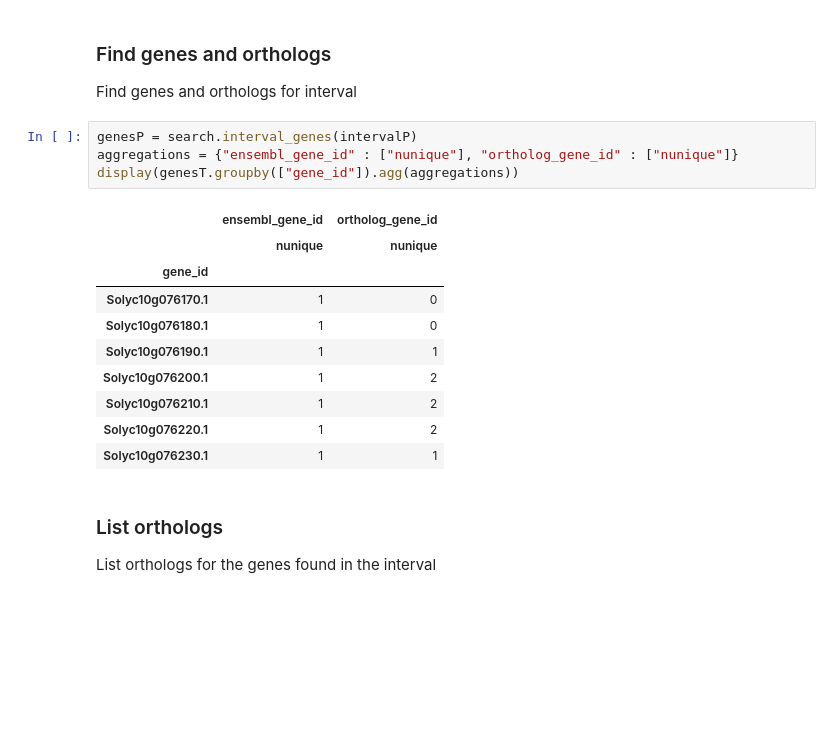
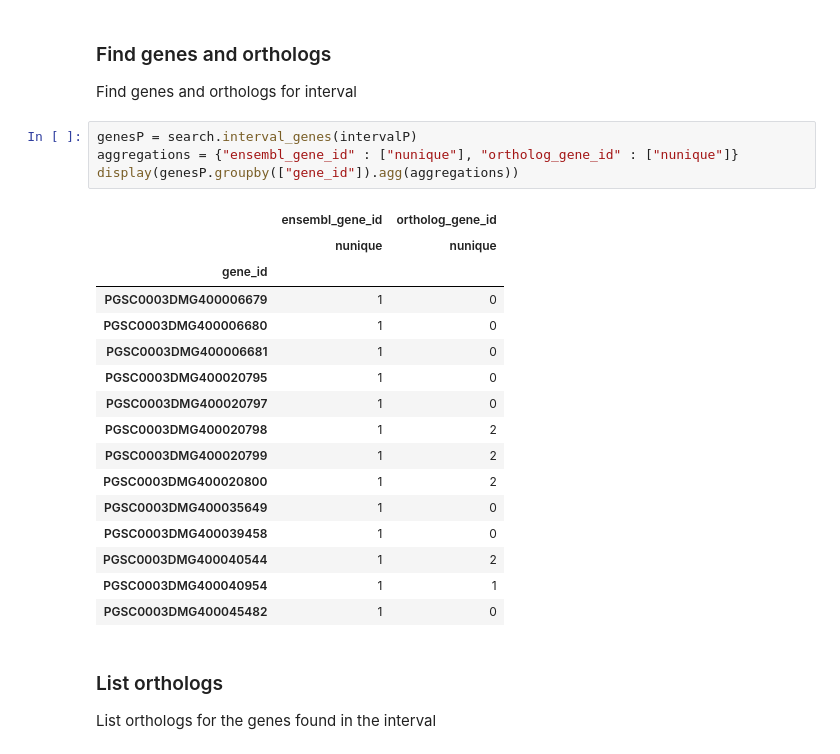
Before and after one commit to candYgene/queries, a Jupyter notebook: jupyter/QTL_fruitshape_orthologs.ipynb, the cells around one changed output. Saved outputs shown, nothing was run; the diff lists cells and outputs as text; blank space fills up the shorter version.

```diff
--- a/jupyter/QTL_fruitshape_orthologs.ipynb
+++ b/jupyter/QTL_fruitshape_orthologs.ipynb
@@ -117,18 +117,24 @@ Find genes and orthologs for interval
 # %%
 genesP = search.interval_genes(intervalP)
 aggregations = {"ensembl_gene_id" : ["nunique"], "ortholog_gene_id" : ["nunique"]}
-display(genesT.groupby(["gene_id"]).agg(aggregations))
+display(genesP.groupby(["gene_id"]).agg(aggregations))
 # %% [output]
 |  | ensembl_gene_id | ortholog_gene_id |
 |  | nunique | nunique |
 | gene_id |  |  |
-| Solyc10g076170.1 | 1 | 0 |
-| Solyc10g076180.1 | 1 | 0 |
-| Solyc10g076190.1 | 1 | 1 |
-| Solyc10g076200.1 | 1 | 2 |
-| Solyc10g076210.1 | 1 | 2 |
-| Solyc10g076220.1 | 1 | 2 |
-| Solyc10g076230.1 | 1 | 1 |
+| PGSC0003DMG400006679 | 1 | 0 |
+| PGSC0003DMG400006680 | 1 | 0 |
+| PGSC0003DMG400006681 | 1 | 0 |
+| PGSC0003DMG400020795 | 1 | 0 |
+| PGSC0003DMG400020797 | 1 | 0 |
+| PGSC0003DMG400020798 | 1 | 2 |
+| PGSC0003DMG400020799 | 1 | 2 |
+| PGSC0003DMG400020800 | 1 | 2 |
+| PGSC0003DMG400035649 | 1 | 0 |
+| PGSC0003DMG400039458 | 1 | 0 |
+| PGSC0003DMG400040544 | 1 | 2 |
+| PGSC0003DMG400040954 | 1 | 1 |
+| PGSC0003DMG400045482 | 1 | 0 |
 # %% [markdown]
 ### List orthologs
 List orthologs for the genes found in the interval
```
Also changed, not shown: parts of 23 cells of this notebook, 2 other files.
